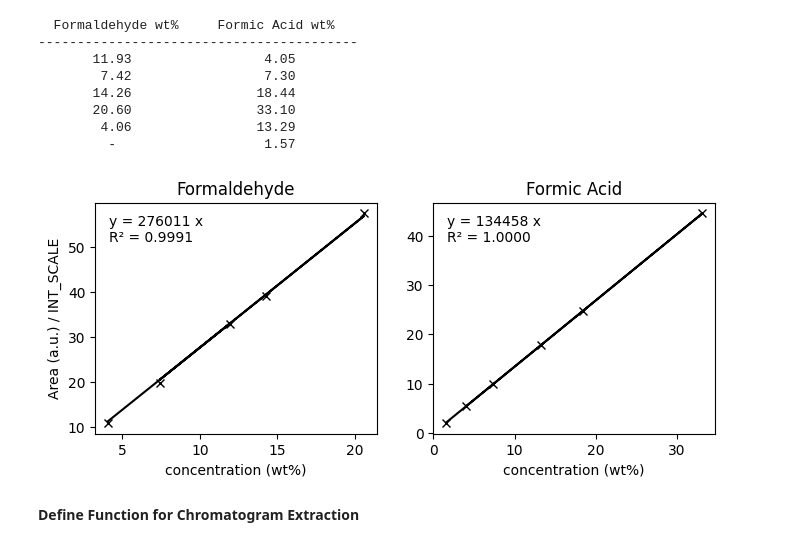
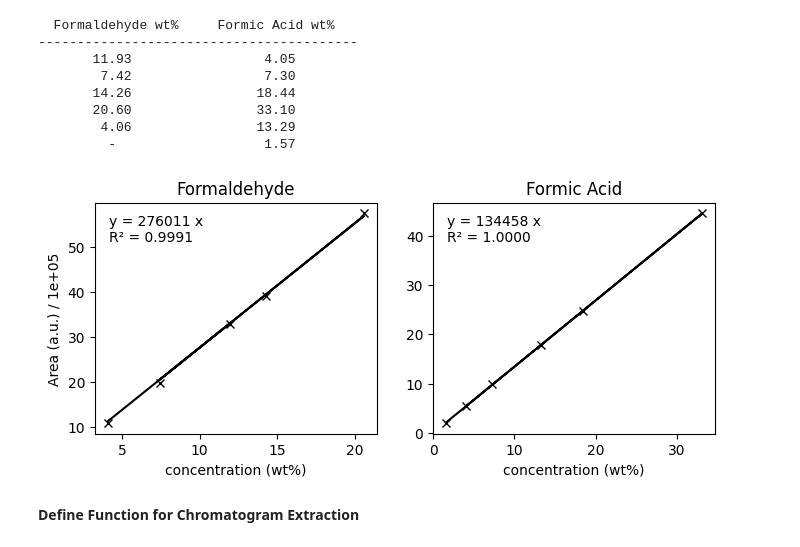
Before and after one commit to fabianketter/HPLC-Deconvolution, a Jupyter notebook: HPLC.ipynb, the cells around one changed output. Drawn from its saved outputs; the diff is of its cells as text; code cells hidden in the pictures.

```diff
--- a/HPLC.ipynb
+++ b/HPLC.ipynb
@@ -82,24 +82,24 @@ for index in range(max_len):
 # %%
 for dictionary in dictionaries:
     m, residuals, rank, s = np.linalg.lstsq(dictionary['concentrations'].reshape(-1,1), dictionary['areas'], rcond = None)
     slope = m[0]
     dictionary['slope'] = slope
     r2 = r_squared(lambda x: slope*x, dictionary['concentrations'], dictionary['areas'])
     dictionary['r2'] = r2
 
 # plot
 fig, (ax1, ax2) = plt.subplots(figsize = (8, 3), ncols = 2)
 for dictionary, ax in zip([FALD, FA], [ax1, ax2]):
     ax.plot(dictionary['concentrations'], dictionary['areas']/INT_SCALE, 'kx')
     ax.plot(dictionary['concentrations'], dictionary['concentrations']*dictionary['slope']/INT_SCALE, 'k-')
     ax.set_title(dictionary['name'])
     ax.set_xlabel('concentration (wt%)')
     eq_text = f"y = {dictionary['slope']:.0f} x\nR² = {dictionary['r2']:.4f}"
     ax.text(0.05, 0.95, eq_text, transform=ax.transAxes, va='top')
-ax1.set_ylabel('Area (a.u.) / INT_SCALE')
+ax1.set_ylabel(f'Area (a.u.) / {INT_SCALE:.0e}')
 plt.show()
 # %% [output]
-[figure, old version]
+[figure, new version]
 # %% [markdown]
 **Define Function for Chromatogram Extraction**
 # %%
```
Also changed, not shown: parts of 6 cells of this notebook, 2 other files.
